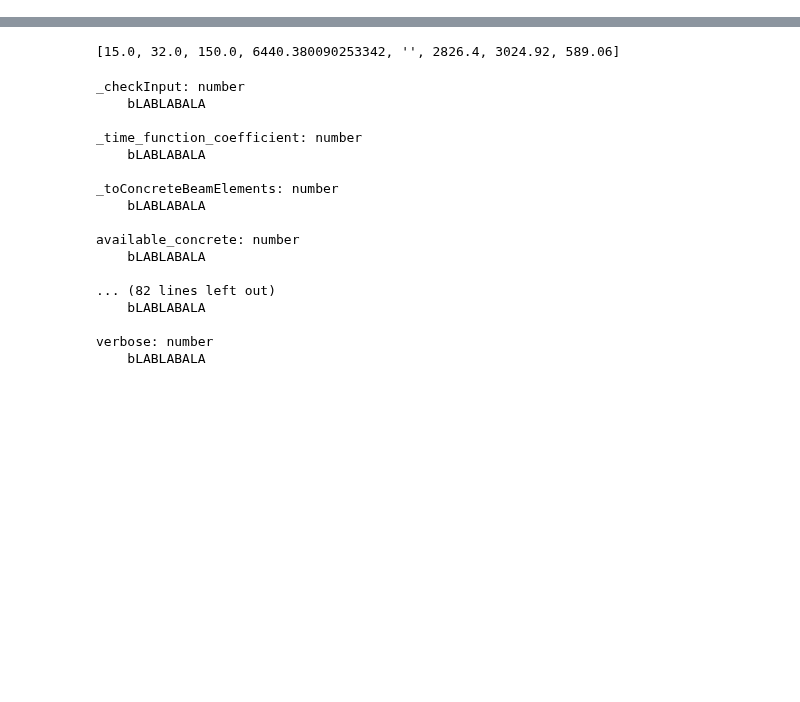
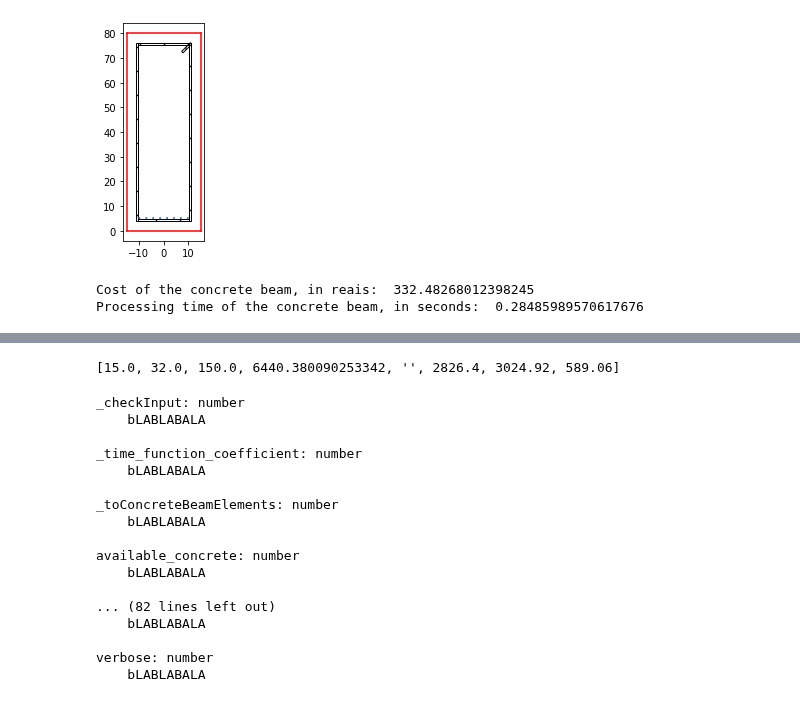
Before and after one commit to luisggc/FConcrete, a Jupyter notebook: examples/Hiper.ipynb, the cells around one changed output, grey strips where cells are left out. Saved outputs shown, nothing was run; the diff lists cells and outputs as text; code cells hidden in the pictures; blank space fills up the shorter version.

```diff
--- a/examples/Hiper.ipynb
+++ b/examples/Hiper.ipynb
@@ -34,0 +50,10 @@ fconcrete.StructuralConcrete.LongSteelBar.LongSteelBar.LongSteelBars
+# %%
+concrete_beam.plotTransversalInX(200)
+# %% [output]
+[figure, added]
+# %%
+print("Cost of the concrete beam, in reais: ", concrete_beam.cost)
+print("Processing time of the concrete beam, in seconds: ", concrete_beam.processing_time)
+# %% [output]
+Cost of the concrete beam, in reais:  332.48268012398245
+Processing time of the concrete beam, in seconds:  0.28485989570617676
```
Also changed, not shown: parts of 9 cells of this notebook, 4 other files.
